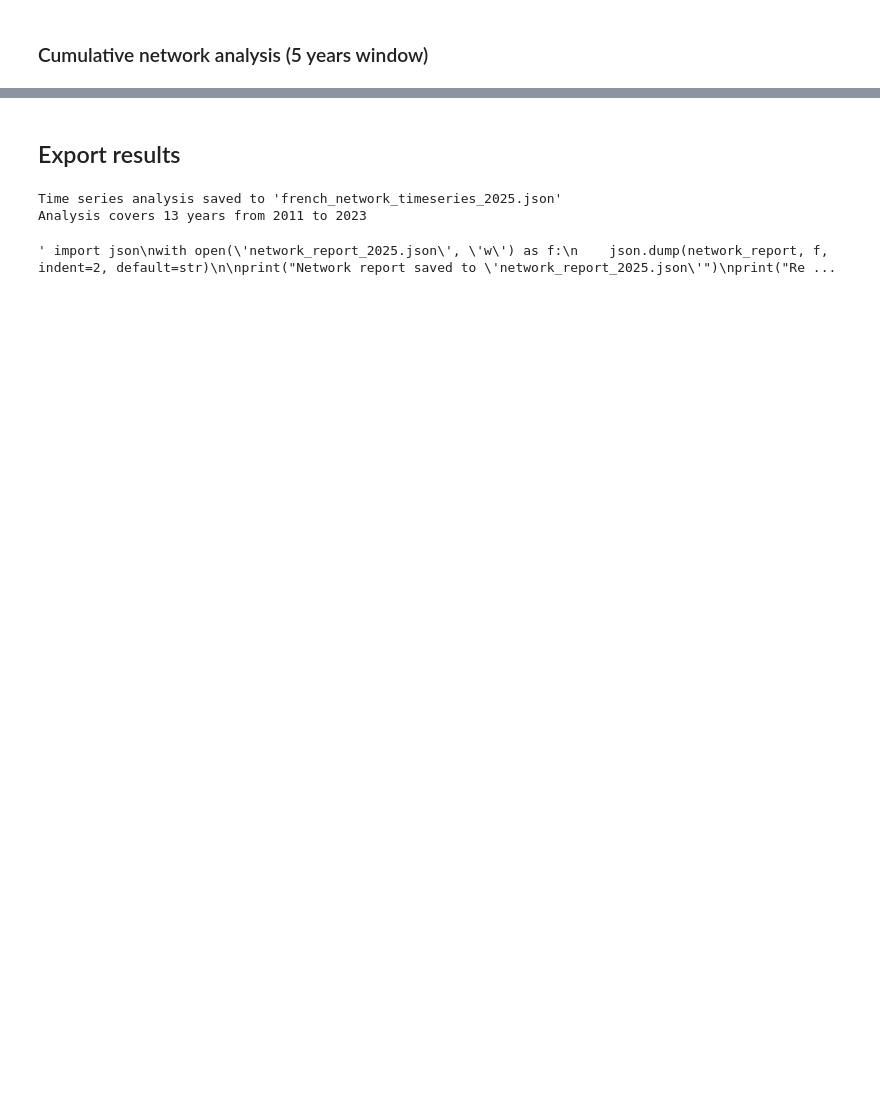
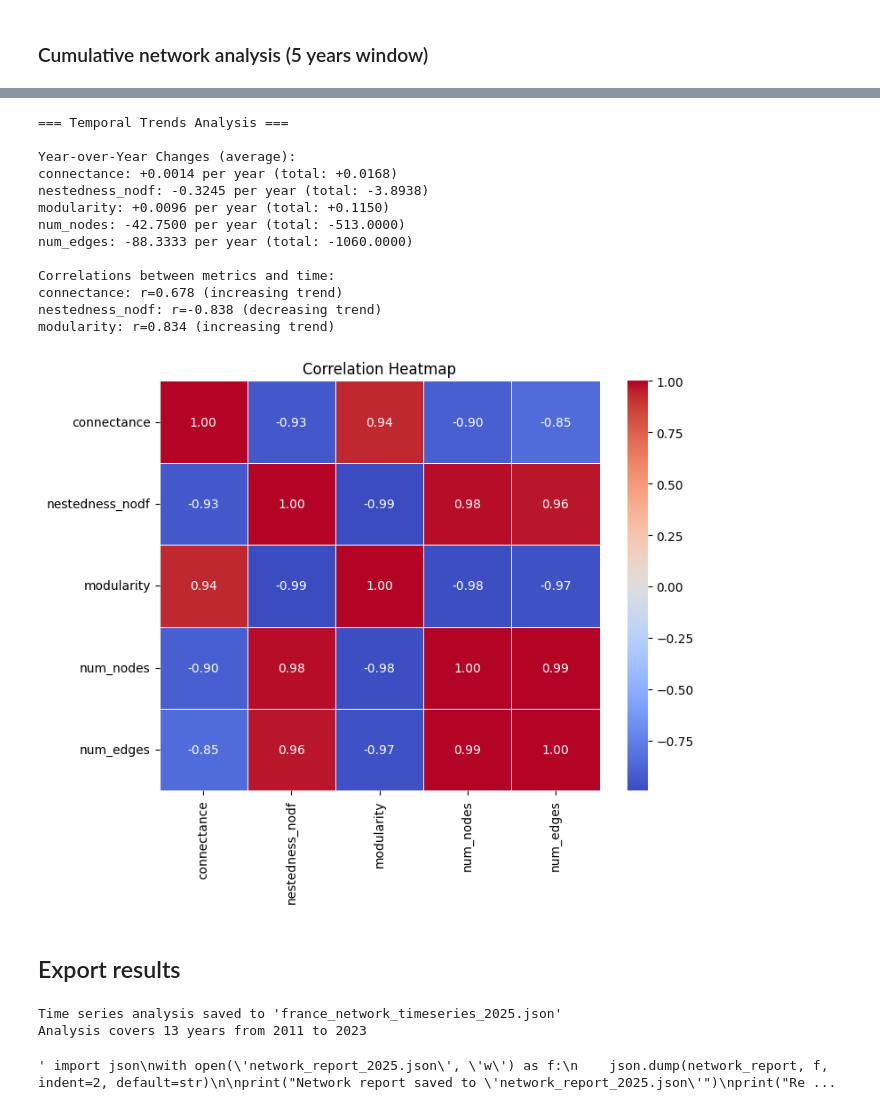
Before and after one commit to joaomelga/innovation-networks-exploration, a Jupyter notebook: analysis/acc-vc-network/acc_vc_ts_metrics_fr.ipynb, the cells around one changed output, grey strips where cells are left out. Drawn from its saved outputs; the diff is of its cells as text; code cells hidden in the pictures; blank space fills up the shorter version.

```diff
--- a/analysis/acc-vc-network/acc_vc_ts_metrics_fr.ipynb
+++ b/analysis/acc-vc-network/acc_vc_ts_metrics_fr.ipynb
@@ -515,3 +648,54 @@ Example: mutualistic plant-pollinator networks in tropical ecosystems.
+# %%
+if len(ts_cumulative_df) > 1:
+    # Calculate trends and correlations
+    print("=== Temporal Trends Analysis ===")
+
+    # Calculate year-over-year changes
+    ts_cumulative_df_sorted = ts_cumulative_df.sort_values('year')
+
+    cumulative_metrics_to_analyze = ['connectance', 'nestedness_nodf', 'modularity', 'num_nodes', 'num_edges']
+
+    print("\nYear-over-Year Changes (average):")
+    for metric in cumulative_metrics_to_analyze:
+        if metric in ts_cumulative_df_sorted.columns:
+            # Calculate differences
+            diffs = ts_cumulative_df_sorted[metric].diff().dropna()
+            avg_change = diffs.mean()
+            total_change = ts_cumulative_df_sorted[metric].iloc[-1] - ts_cumulative_df_sorted[metric].iloc[0]
+            print(f"{metric}: {avg_change:+.4f} per year (total: {total_change:+.4f})")
+
+    # Correlation analysis
+    print("\nCorrelations between metrics and time:")
+    for metric in ['connectance', 'nestedness_nodf', 'modularity']:
+        if metric in ts_cumulative_df.columns:
+            correlation = ts_cumulative_df['year'].corr(ts_cumulative_df[metric])
+            trend_direction = "increasing" if correlation > 0.1 else "decreasing" if correlation < -0.1 else "stable"
+            print(f"{metric}: r={correlation:.3f} ({trend_direction} trend)")
+
+    cum_matrix = ts_cumulative_df_sorted[cumulative_metrics_to_analyze].corr()
+
+    plt.figure(figsize=(8,6))
+    sns.heatmap(cum_matrix, annot=True, cmap="coolwarm", fmt=".2f", linewidths=0.5)
+    plt.title("Correlation Heatmap")
+    plt.show()
+
+else:
+    print("Insufficient data for temporal trends analysis (need at least 2 years)")
+# %% [output]
+=== Temporal Trends Analysis ===
+
+Year-over-Year Changes (average):
+connectance: +0.0014 per year (total: +0.0168)
+nestedness_nodf: -0.3245 per year (total: -3.8938)
+modularity: +0.0096 per year (total: +0.1150)
+num_nodes: -42.7500 per year (total: -513.0000)
+num_edges: -88.3333 per year (total: -1060.0000)
+
+Correlations between metrics and time:
+connectance: r=0.678 (increasing trend)
+nestedness_nodf: r=-0.838 (decreasing trend)
+modularity: r=0.834 (increasing trend)
+[figure, added]
 # %% [markdown]
 ## Export results
 # %%
@@ -519,7 +703,7 @@ Example: mutualistic plant-pollinator networks in tropical ecosystems.
 if len(ts_df) > 0:
     # Create comprehensive time series report
     time_series_report = {
-        'dataset': 'French Startup Ecosystem - Time Series',
+        'dataset': f'Startup Ecosystem - Time Series ({country})',
         'analysis_date': '2025-07-26',
         'time_period': {
             'start_year': int(ts_df['year'].min()),
@@ -541,15 +725,15 @@ if len(ts_df) > 0:
 
     # Save to file
     import json
-    with open('french_network_timeseries_2025.json', 'w') as f:
+    with open(f'{country}_network_timeseries_2025.json', 'w') as f:
         json.dump(time_series_report, f, indent=2, default=str)
 
-    print(f"Time series analysis saved to 'french_network_timeseries_2025.json'")
+    print(f"Time series analysis saved to '{country}_network_timeseries_2025.json'")
     print(f"Analysis covers {len(ts_df)} years from {ts_df['year'].min()} to {ts_df['year'].max()}")
 else:
     print("No time series data to save")
 # %% [output]
-Time series analysis saved to 'french_network_timeseries_2025.json'
+Time series analysis saved to 'france_network_timeseries_2025.json'
 Analysis covers 13 years from 2011 to 2023
 # %%
 # Save report for future comparisons
```
Also changed, not shown: parts of 13 cells of this notebook, 4 other files.
